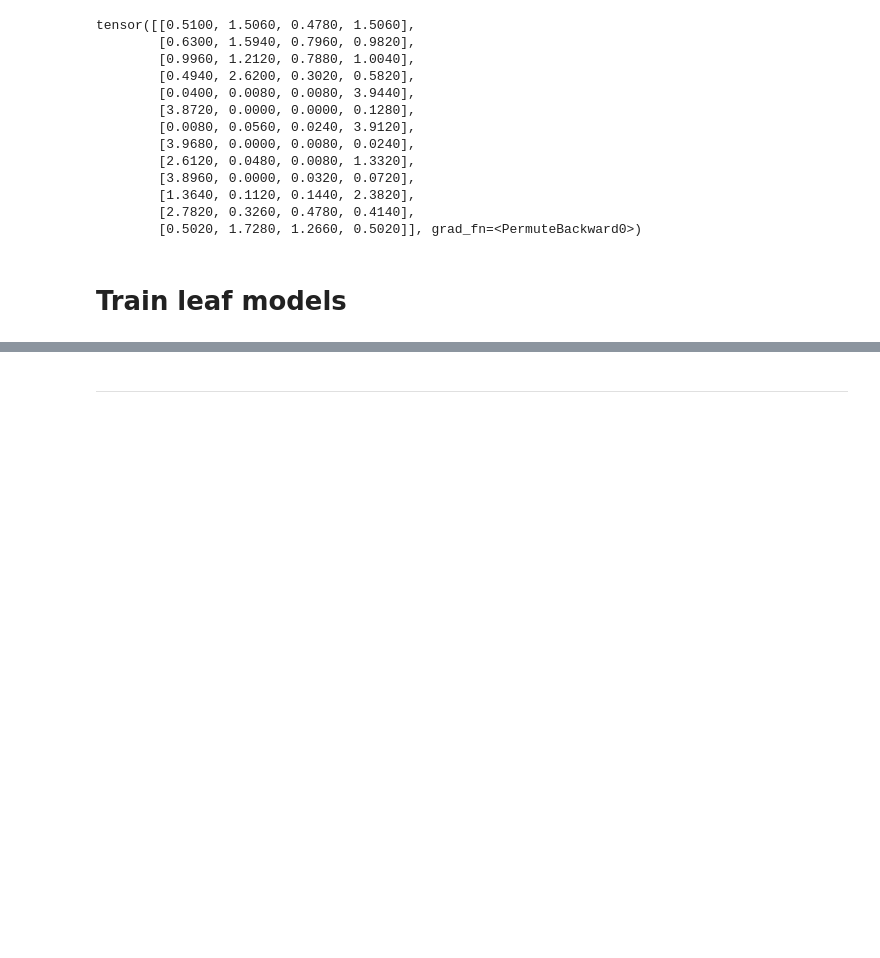
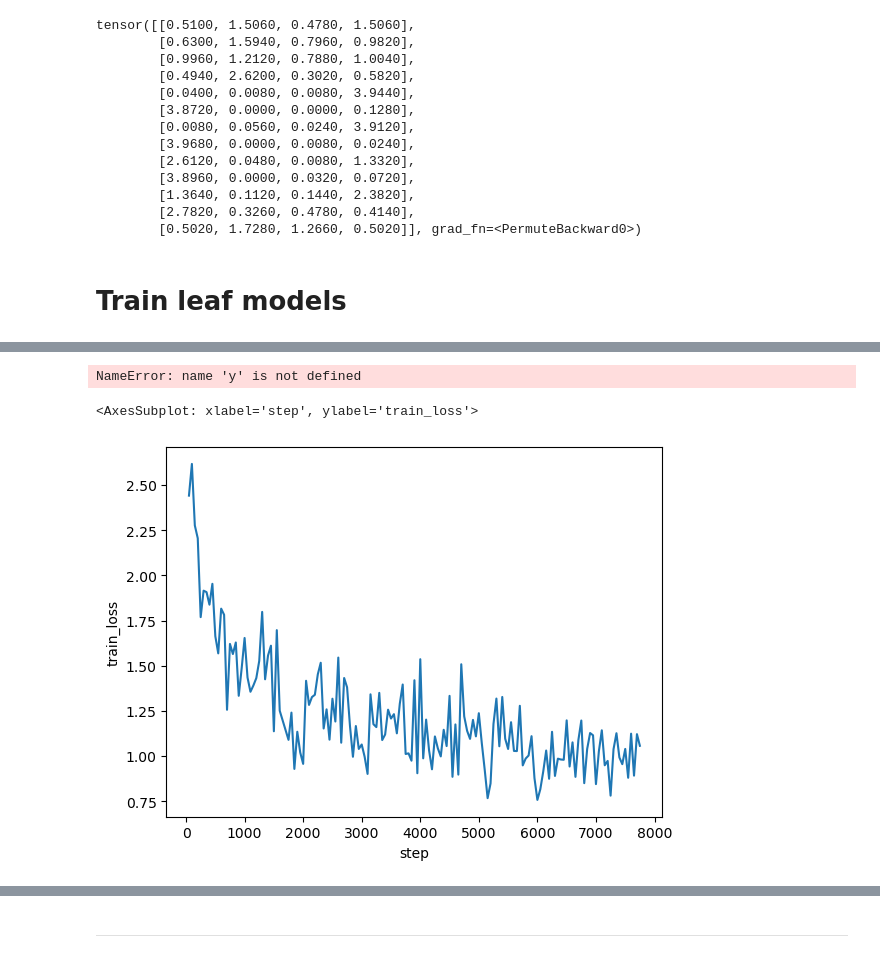
Before and after one commit to ML4GLand/EUGenE_use_cases, a Jupyter notebook: jores21/iit.ipynb, the cells around one changed output, grey strips where cells are left out. Cells and saved outputs as stored; diff of their text form; code cells hidden in the pictures; blank space fills up the shorter version.

```diff
--- a/jores21/iit.ipynb
+++ b/jores21/iit.ipynb
@@ -154,0 +204,2 @@ eu.pl.training_summary("eugene_logs/hybrid/version_9/")
+# %%
+training_summary = pd.read_csv(os.path.join(cwd, "models", "grace", "leaf", "metrics.csv"))
@@ -154,0 +315,14 @@ eu.pl.training_summary("eugene_logs/hybrid/version_9/")
+# %%
+y
+# %% [output]
+NameError: name 'y' is not defined
+# %%
+# plot train_loss
+sns.lineplot(
+    x="step",
+    y="train_loss",
+    data=training_summary
+)
+# %% [output]
+<AxesSubplot: xlabel='step', ylabel='train_loss'>
+[figure, added]
```
Also changed, not shown: parts of 42 cells of this notebook, 1 other file.
